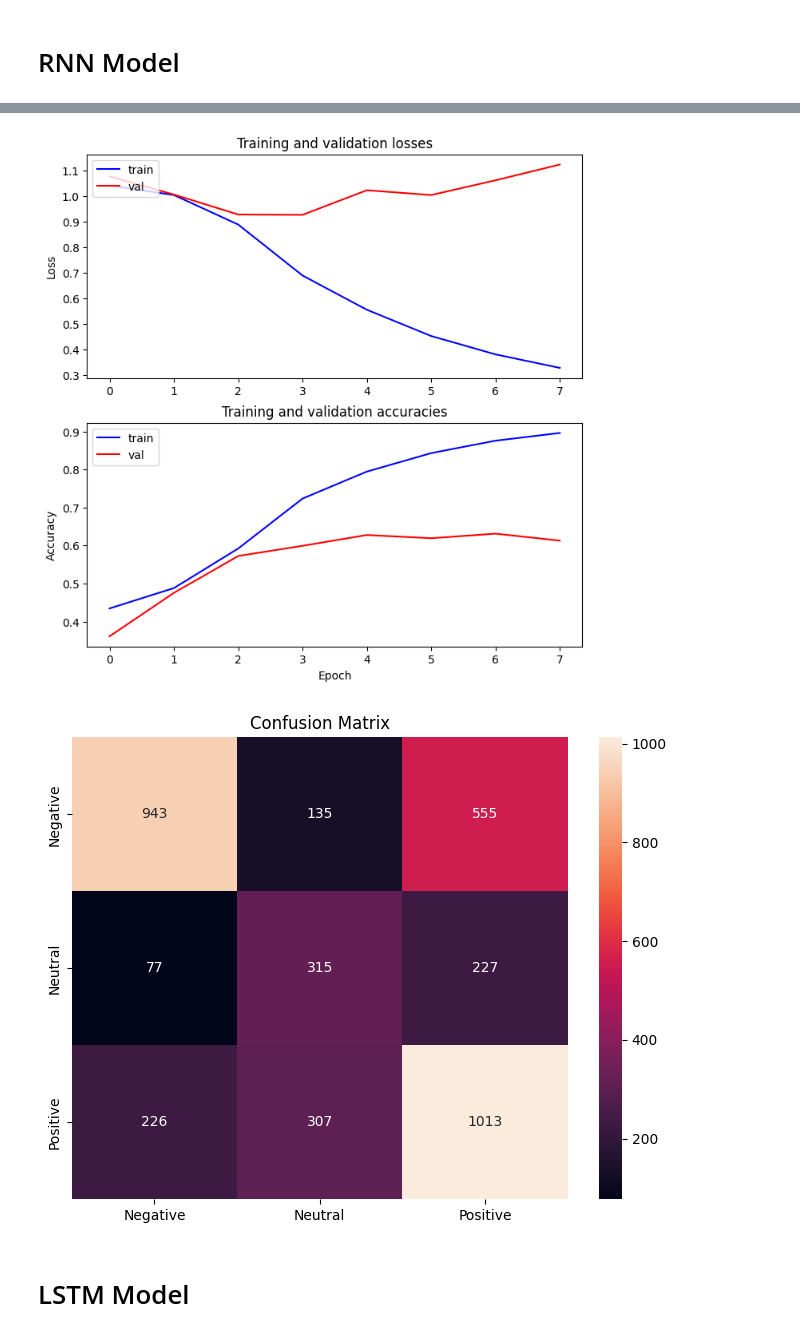
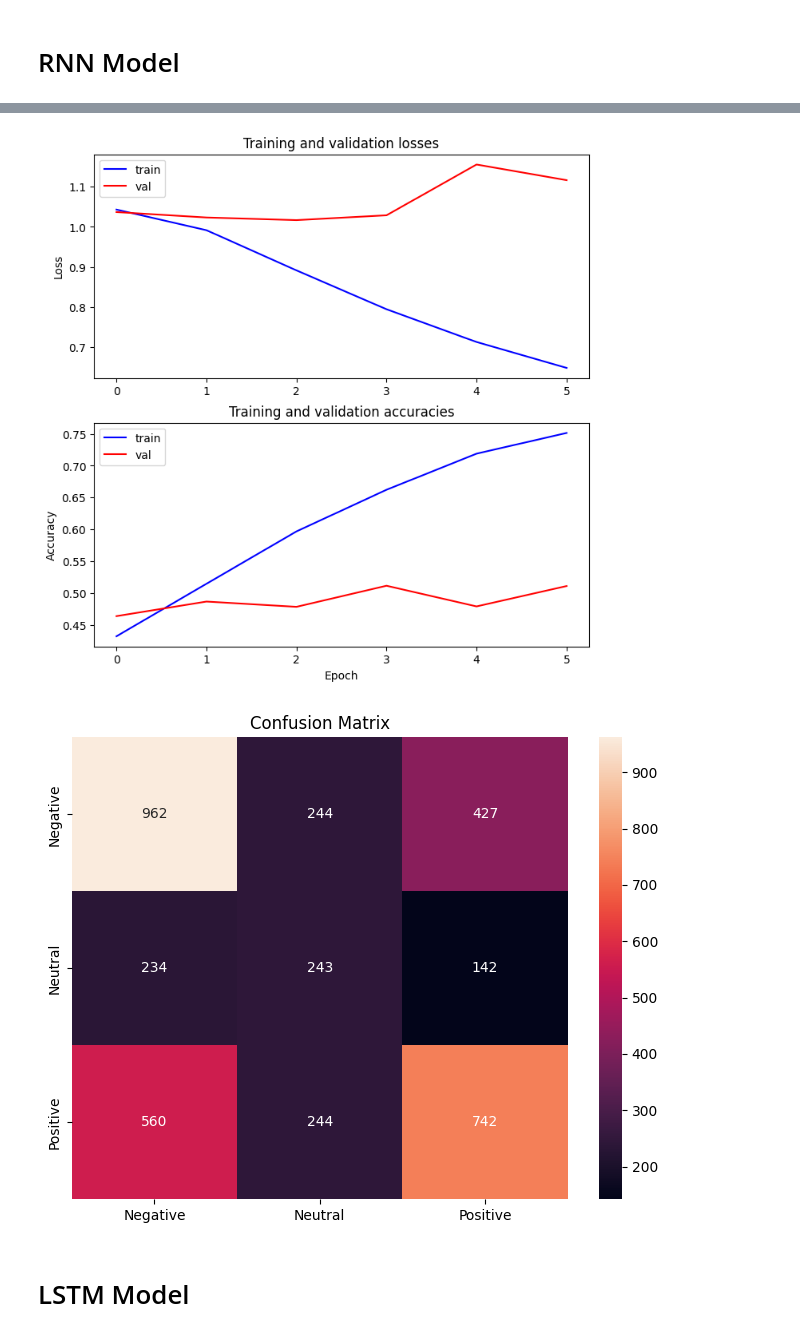
Before and after one commit to lorrespz/Time-Series-Forecasting-Collection, a Jupyter notebook: covid19-tweet-analysis-rnn-lstm-others.ipynb, the cells around one changed output, grey strips where cells are left out. Drawn from its saved outputs; the diff is of its cells as text; code cells hidden in the pictures.

```diff
--- a/covid19-tweet-analysis-rnn-lstm-others.ipynb
+++ b/covid19-tweet-analysis-rnn-lstm-others.ipynb
@@ -214,7 +216,7 @@ def generic_model(model_layer,units, epochs, bs):
 # %% [markdown]
 # RNN Model
 # %%
-model_RNN = generic_model(layer.SimpleRNN, 20, 8, 32)
+model_RNN = generic_model(layer.SimpleRNN, 20, 6, 32)
 # %% [output]
 Model: "sequential"
 _________________________________________________________________
@@ -236,5 +238,5 @@ Test Accuracy: 0.59820955991745
-[figure, old version]
+[figure, new version]
-[figure, old version]
+[figure, new version]
 # %% [markdown]
 # LSTM Model
 # %%
```
Also changed, not shown: parts of 17 cells of this notebook.
